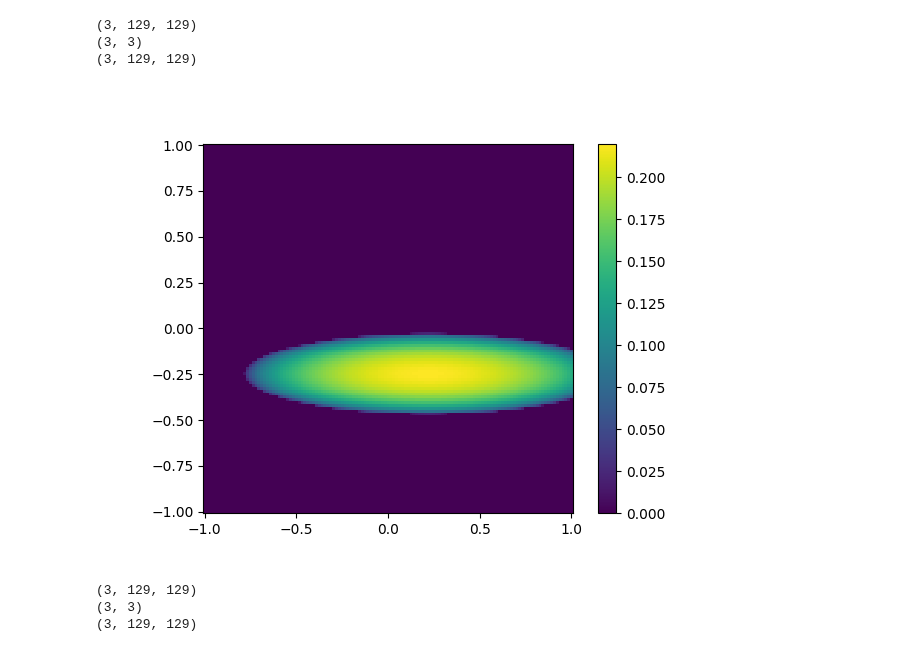
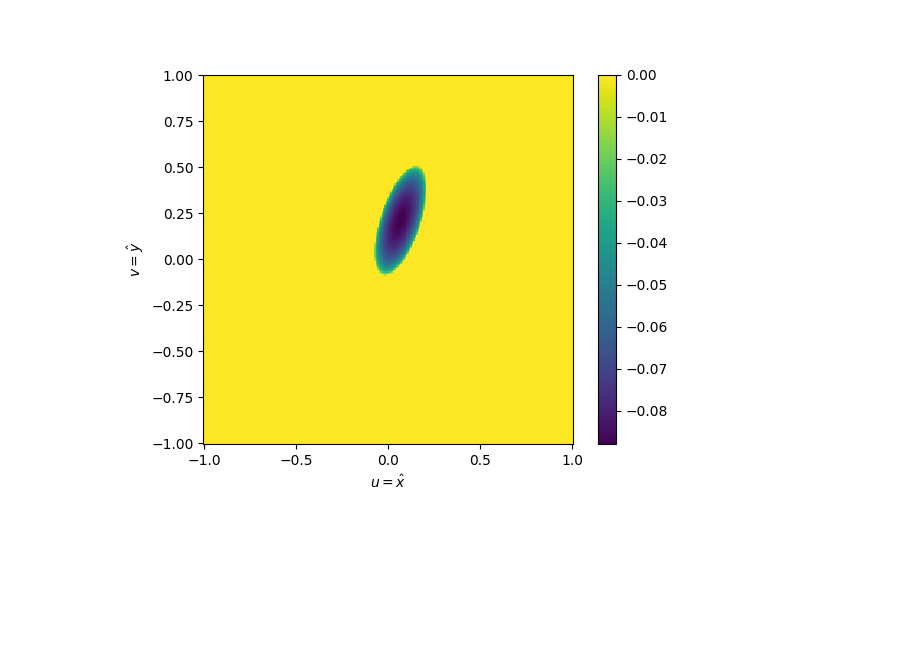
Before and after one commit to butala/pyinverse, a Jupyter notebook: notebooks/Ellipsoid test.ipynb, the cells around one changed output. Cells and saved outputs as stored; diff of their text form; code cells hidden in the pictures; blank space fills up the shorter version.

```diff
--- a/notebooks/Ellipsoid test.ipynb
+++ b/notebooks/Ellipsoid test.ipynb
@@ -8,6 +9,6 @@ from pyinverse.grid import RegularGrid
 from pyinverse.ellipsoid import Ellipsoid
 # %%
-N = 129
+N = 257
 
 grid = RegularGrid.linspace((-1, 1, N), (-1, 1, N))
 # %%
@@ -70,18 +22,10 @@ def ellipsoid_proj(ellipsoid, theta, phi, grid, deg=False, Y=None):
 # %%
-Y = ellipsoid_proj(e, 0, 0, grid, deg=True)
+Y_xy = e.proj(-np.pi/2, 0, grid)
-# %% [output]
-(3, 129, 129)
-(3, 3)
-(3, 129, 129)
 # %%
 fig, ax = plt.subplots()
-im = grid.plot(ax, Y)
-plt.colorbar(im);
+im = grid.plot(ax, Y_xy)
+plt.colorbar(im)
+ax.set_xlabel('$u = \hat{x}$')
+ax.set_ylabel('$v = \hat{y}$');
 # %% [output]
-[figure, old version]
+[figure, new version]
-# %%
-Y_0_45 = ellipsoid_proj(e, 0, 45, grid, deg=True)
-# %% [output]
-(3, 129, 129)
-(3, 3)
-(3, 129, 129)
```
Also changed, not shown: parts of 10 cells of this notebook.
